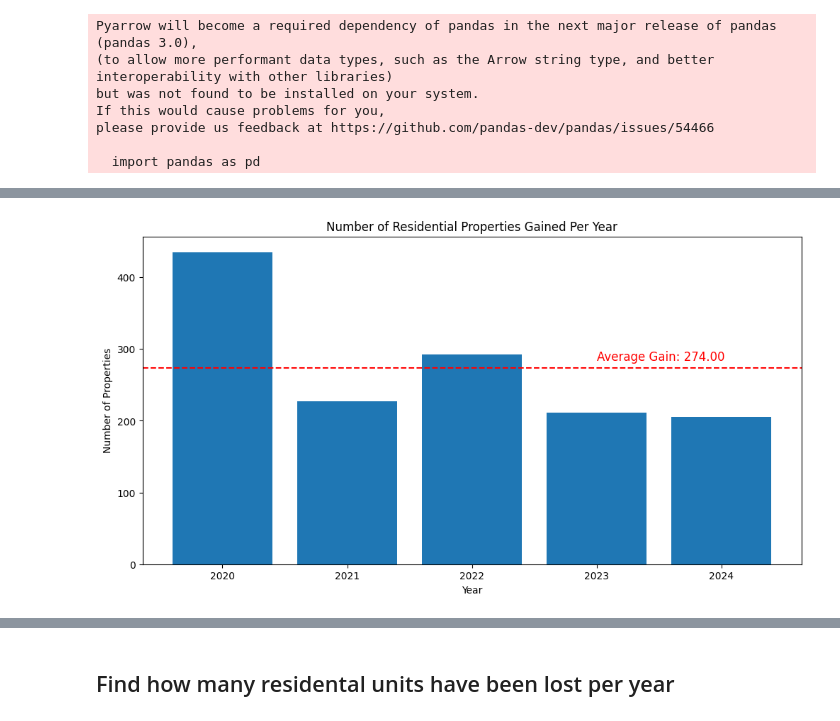
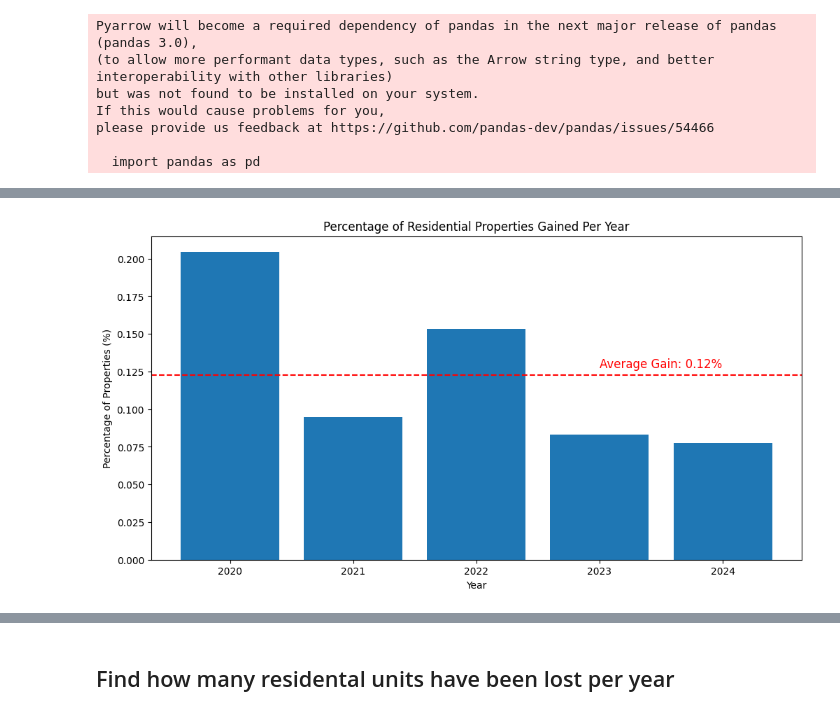
Before and after one commit to BU-Spark/ds-boston-remodeling, a Jupyter notebook: sp24-team-c/property-loss/property-loss-by-neighborhood.ipynb, the cells around one changed output, grey strips where cells are left out. Drawn from its saved outputs; the diff is of its cells as text; code cells hidden in the pictures.

```diff
--- a/sp24-team-c/property-loss/property-loss-by-neighborhood.ipynb
+++ b/sp24-team-c/property-loss/property-loss-by-neighborhood.ipynb
@@ -27,0 +62,27 @@ neighborhoods = pd.read_csv('../data/sam.csv')[['PARCEL', 'MAILING_NEIGHBORHOOD'
+# %%
+# update residental data frames to have neighborhood if we have it, if we dont, drop the row
+# then using that new data frame, create another one grouped by neighborhood to get the number of residental properties per neighborhood for that year
+
+neighborhoods_filtered = neighborhoods[neighborhoods['PID'].isin(residental_19_no_neighborhood['PID'])].drop_duplicates()
+residental_19 = pd.merge(residental_19_no_neighborhood, neighborhoods_filtered, on='PID', how='outer').dropna()
+neighborhood_num_residental_19 = residental_19.groupby('NEIGHBORHOOD').size().reset_index(name='2019')
+
+neighborhoods_filtered = neighborhoods[neighborhoods['PID'].isin(residental_20_no_neighborhood['PID'])].drop_duplicates()
+residental_20 = pd.merge(residental_20_no_neighborhood, neighborhoods_filtered, on='PID', how='outer').dropna()
+neighborhood_num_residental_20 = residental_20.groupby('NEIGHBORHOOD').size().reset_index(name='2020')
+
+neighborhoods_filtered = neighborhoods[neighborhoods['PID'].isin(residental_21_no_neighborhood['PID'])].drop_duplicates()
+residental_21 = pd.merge(residental_21_no_neighborhood, neighborhoods_filtered, on='PID', how='outer').dropna()
+neighborhood_num_residental_21 = residental_21.groupby('NEIGHBORHOOD').size().reset_index(name='2021')
+
+neighborhoods_filtered = neighborhoods[neighborhoods['PID'].isin(residental_22_no_neighborhood['PID'])].drop_duplicates()
+residental_22 = pd.merge(residental_22_no_neighborhood, neighborhoods_filtered, on='PID', how='outer').dropna()
+neighborhood_num_residental_22 = residental_22.groupby('NEIGHBORHOOD').size().reset_index(name='2022')
+
+neighborhoods_filtered = neighborhoods[neighborhoods['PID'].isin(residental_23_no_neighborhood['PID'])].drop_duplicates()
+residental_23 = pd.merge(residental_23_no_neighborhood, neighborhoods_filtered, on='PID', how='outer').dropna()
+neighborhood_num_residental_23 = residental_23.groupby('NEIGHBORHOOD').size().reset_index(name='2023')
+
+neighborhoods_filtered = neighborhoods[neighborhoods['PID'].isin(residental_24_no_neighborhood['PID'])].drop_duplicates()
+residental_24 = pd.merge(residental_24_no_neighborhood, neighborhoods_filtered, on='PID', how='outer').dropna()
+neighborhood_num_residental_24 = residental_24.groupby('NEIGHBORHOOD').size().reset_index(name='2024')
@@ -90,18 +203,18 @@ Number of residental units added that year
 # %%
-unit_increase_count = pd.DataFrame(unit_increase_data).transpose()
+unit_increase_percentages = pd.DataFrame(unit_increase_data).transpose()
+unit_increase_percentages.head()
 
 plt.figure(figsize=(12, 6))
-plt.bar(unit_increase_count.index, unit_increase_count.values.flatten())
+plt.bar(unit_increase_percentages.index, unit_increase_percentages.values.flatten())
 
-# add avg
-avg = unit_increase_count.mean()[0]
+avg = unit_increase_percentages.mean()[0]
 plt.axhline(y=avg, color='r', linestyle='--', label='Average')
-plt.text(len(unit_increase_count) - 2, avg + 10, f'Average Gain: {avg:.2f}', color='r', fontsize=12)
+plt.text(len(unit_increase_percentages) - 2, avg + 0.005, f'Average Gain: {avg:.2f}%', color='r', fontsize=12)
 
 # Adding labels and title
 plt.xlabel('Year')
-plt.ylabel('Number of Properties')
-plt.title('Number of Residential Properties Gained Per Year')
+plt.ylabel('Percentage of Properties (%)')
+plt.title('Percentage of Residential Properties Gained Per Year')
 plt.show()
 # %% [output]
-[figure, old version]
+[figure, new version]
```
Also changed, not shown: parts of 52 cells of this notebook.
